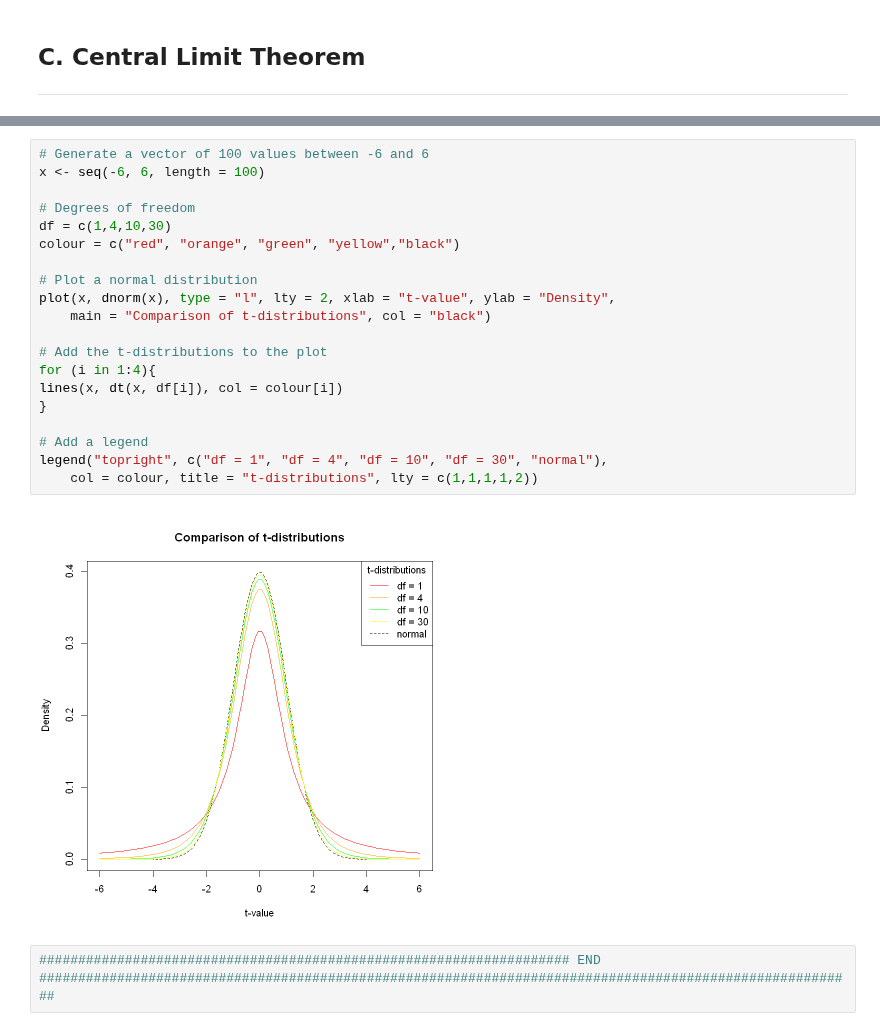
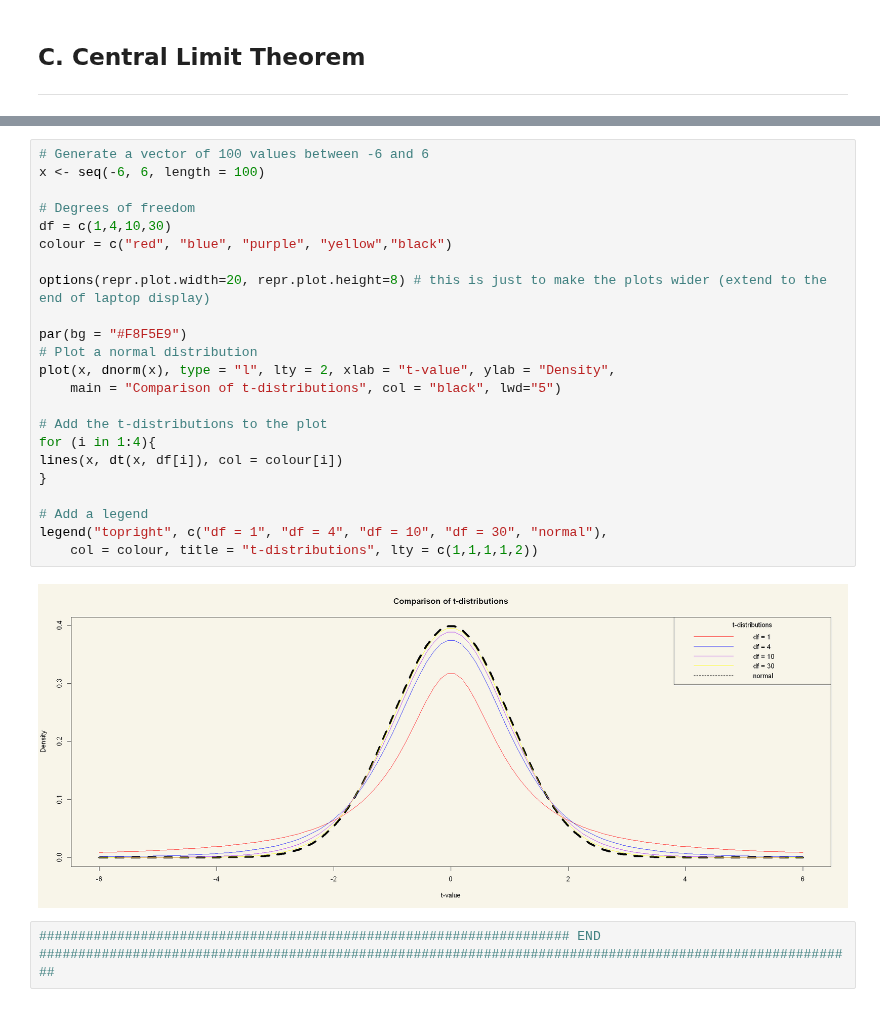
Before and after one commit to ansyaku/Statistika3_UGM_ipynb, a Jupyter notebook: Tugas Pertemuan 6 Statistika.ipynb, the cells around one changed output, grey strips where cells are left out. Saved outputs shown, nothing was run; the diff lists cells and outputs as text.

```diff
--- a/Tugas Pertemuan 6 Statistika.ipynb
+++ b/Tugas Pertemuan 6 Statistika.ipynb
@@ -135,24 +135,27 @@ ggplot() +
 # %%
 # Generate a vector of 100 values between -6 and 6
 x <- seq(-6, 6, length = 100)
 
 # Degrees of freedom
 df = c(1,4,10,30)
-colour = c("red", "orange", "green", "yellow","black")
+colour = c("red", "blue", "purple", "yellow","black")
 
+options(repr.plot.width=20, repr.plot.height=8) # this is just to make the plots wider (extend to the end of laptop display)
+
+par(bg = "#F8F5E9")
 # Plot a normal distribution
 plot(x, dnorm(x), type = "l", lty = 2, xlab = "t-value", ylab = "Density",
-	main = "Comparison of t-distributions", col = "black")
+	main = "Comparison of t-distributions", col = "black", lwd="5")
 
 # Add the t-distributions to the plot
 for (i in 1:4){
 lines(x, dt(x, df[i]), col = colour[i])
 }
 
 # Add a legend
 legend("topright", c("df = 1", "df = 4", "df = 10", "df = 30", "normal"),
 	col = colour, title = "t-distributions", lty = c(1,1,1,1,2))
 # %% [output]
-[figure, old version]
+[figure, new version]
 # %%
 #################################################################### END #########################################################################################################
```
Also changed, not shown: parts of 5 cells of this notebook, 1 other file.
